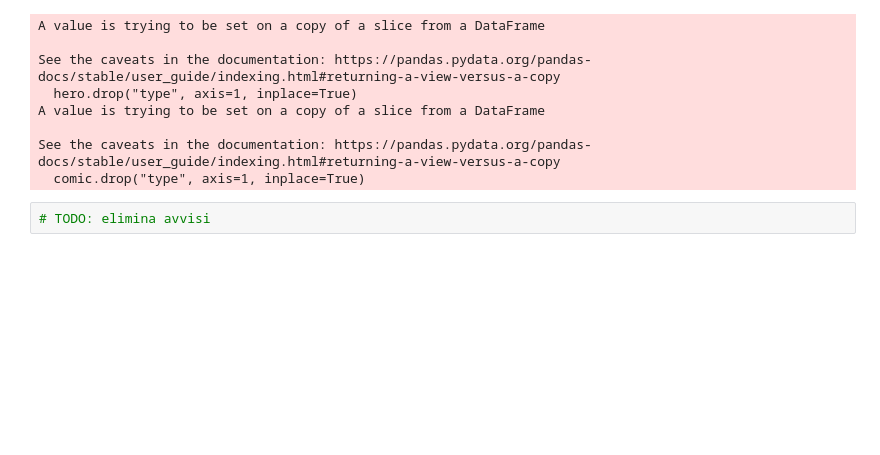
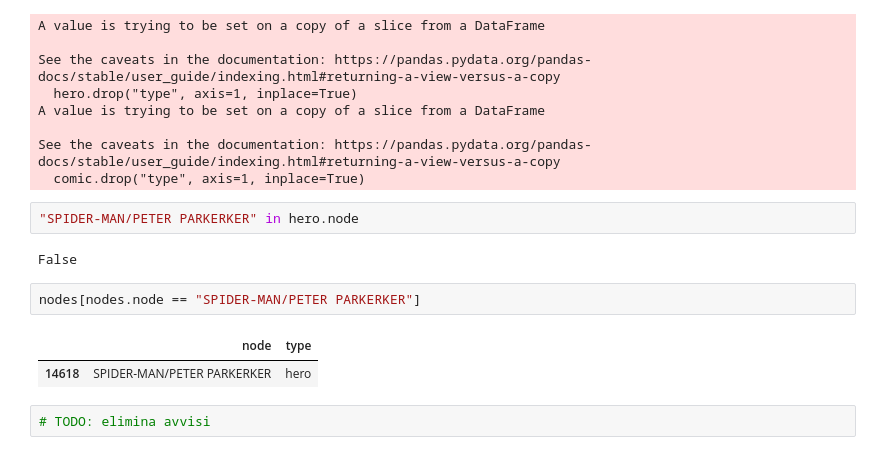
Before and after one commit to MRampo/ADM-HW5, a Jupyter notebook: Grafo.ipynb, the cells around one changed output. Cells and saved outputs as stored; diff of their text form; blank space fills up the shorter version.

```diff
--- a/Grafo.ipynb
+++ b/Grafo.ipynb
@@ -199,6 +224,15 @@ A value is trying to be set on a copy of a slice from a DataFrame
 
 See the caveats in the documentation: https://pandas.pydata.org/pandas-docs/stable/user_guide/indexing.html#returning-a-view-versus-a-copy
   comic.drop("type", axis=1, inplace=True)
+# %%
+"SPIDER-MAN/PETER PARKERKER" in hero.node
+# %% [output]
+False
+# %%
+nodes[nodes.node == "SPIDER-MAN/PETER PARKERKER"]
+# %% [output]
+|  | node | type |
+| 14618 | SPIDER-MAN/PETER PARKERKER | hero |
 # %%
 # TODO: elimina avvisi
 # %% [markdown]
```
Also changed, not shown: parts of 20 cells of this notebook, 1 other file.
